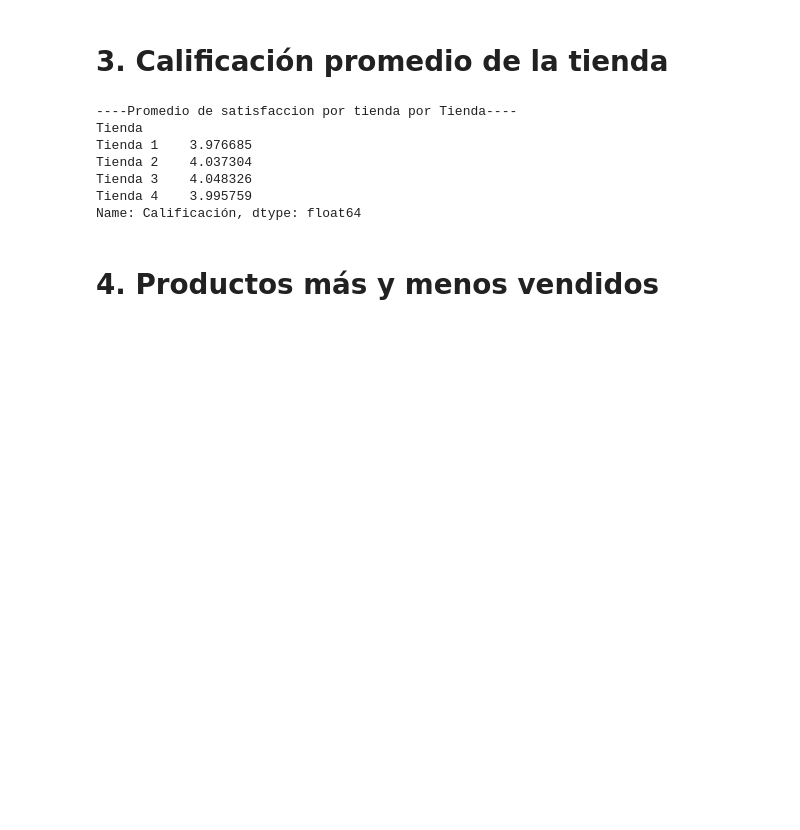
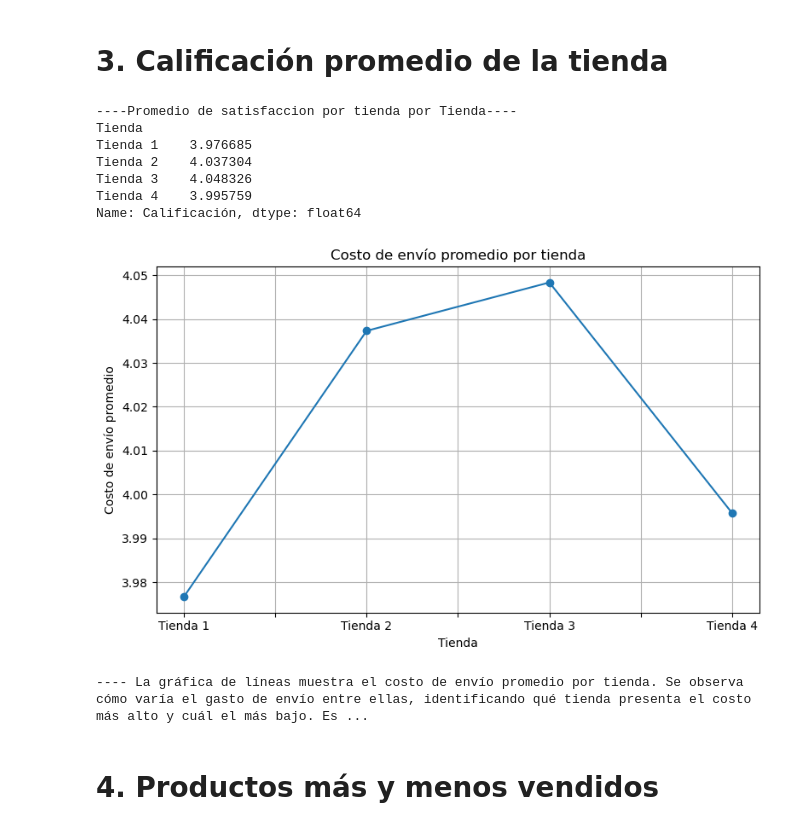
Before and after one commit to Pikuzt/challenge1-data-science-latam, a Jupyter notebook: AluraStoreLatam.ipynb, the cells around one changed output. Cells and saved outputs as stored; diff of their text form; code cells hidden in the pictures; blank space fills up the shorter version.

```diff
--- a/AluraStoreLatam.ipynb
+++ b/AluraStoreLatam.ipynb
@@ -201,6 +222,26 @@ Tienda 2    4.037304
 Tienda 3    4.048326
 Tienda 4    3.995759
 Name: Calificación, dtype: float64
+# %%
+import matplotlib.pyplot as plt
+
+plt.figure(figsize=(8,5))
+promedio_por_tienda.plot(kind="line", marker="o")  # marker opcional para ver puntos
+
+plt.title("Costo de envío promedio por tienda")
+plt.xlabel("Tienda")
+plt.ylabel("Costo de envío promedio")
+plt.xticks(rotation=0)
+plt.grid(True)
+plt.tight_layout()
+plt.show()
+
+
+
+print("---- La gráfica de líneas muestra el costo de envío promedio por tienda. Se observa cómo varía el gasto de envío entre ellas, identificando qué tienda presenta el costo más alto y cuál el más bajo. Esta comparación permite evaluar qué tan accesible resulta cada tienda en términos de gastos adicionales para el cliente.” ----")
+# %% [output]
+[figure, added]
+---- La gráfica de líneas muestra el costo de envío promedio por tienda. Se observa cómo varía el gasto de envío entre ellas, identificando qué tienda presenta el costo más alto y cuál el más bajo. Es ...
 # %% [markdown]
 # 4. Productos más y menos vendidos
 # %%
```
Also changed, not shown: parts of 16 cells of this notebook.
